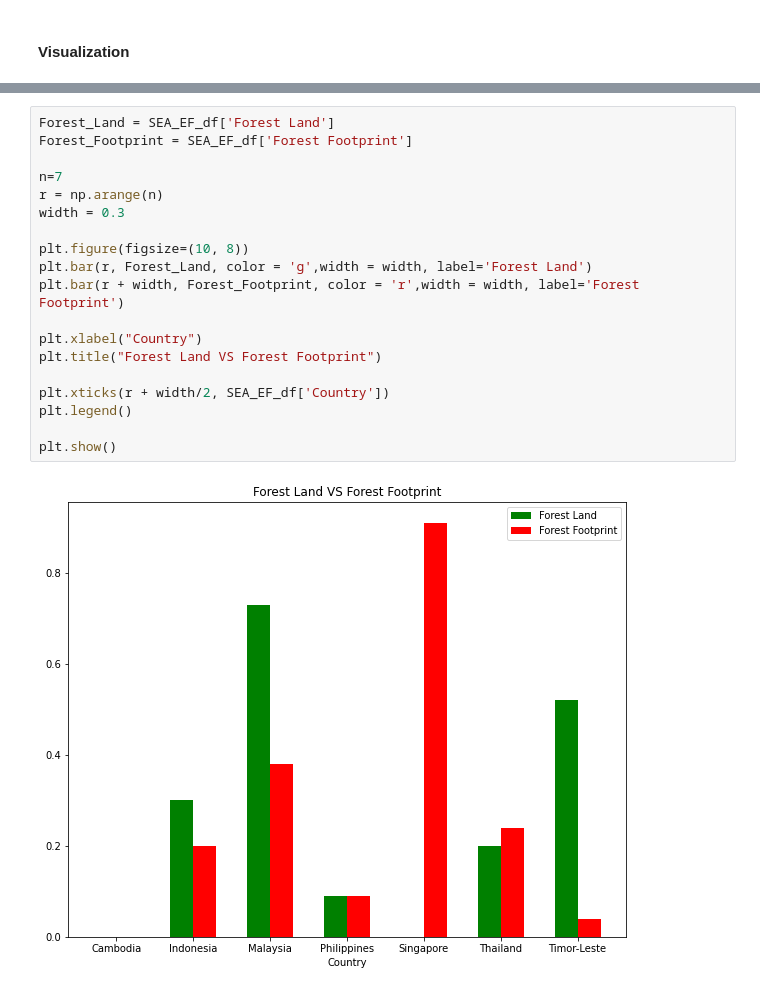
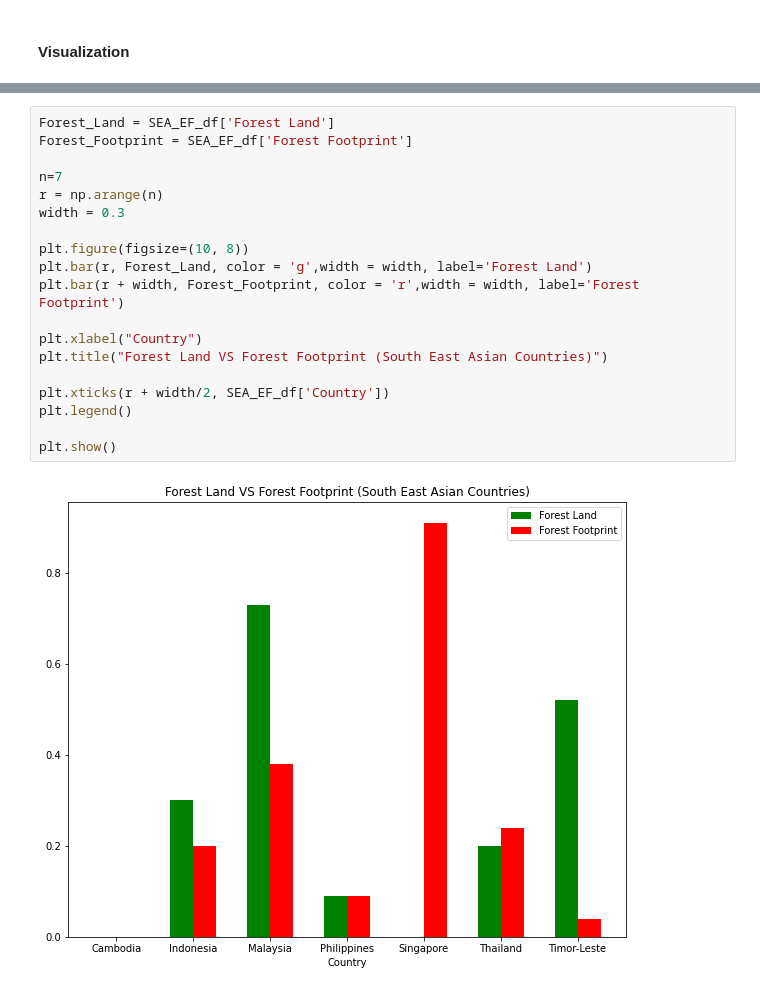
Before and after one commit to erickajanecm/Ecological-Footprint-EDA, a Jupyter notebook: EcologicalFootprint.ipynb, the cells around one changed output, grey strips where cells are left out. Drawn from its saved outputs; the diff is of its cells as text.

```diff
--- a/EcologicalFootprint.ipynb
+++ b/EcologicalFootprint.ipynb
@@ -274,21 +320,21 @@ plt.show()
 # %%
 Forest_Land = SEA_EF_df['Forest Land']
 Forest_Footprint = SEA_EF_df['Forest Footprint']
 
 n=7
 r = np.arange(n)
 width = 0.3
 
 plt.figure(figsize=(10, 8))
 plt.bar(r, Forest_Land, color = 'g',width = width, label='Forest Land')
 plt.bar(r + width, Forest_Footprint, color = 'r',width = width, label='Forest Footprint')
 
 plt.xlabel("Country")
-plt.title("Forest Land VS Forest Footprint")
+plt.title("Forest Land VS Forest Footprint (South East Asian Countries)")
 
 plt.xticks(r + width/2, SEA_EF_df['Country'])
 plt.legend()
 
 plt.show()
 # %% [output]
-[figure, old version]
+[figure, new version]
```
Also changed, not shown: parts of 14 cells of this notebook.
